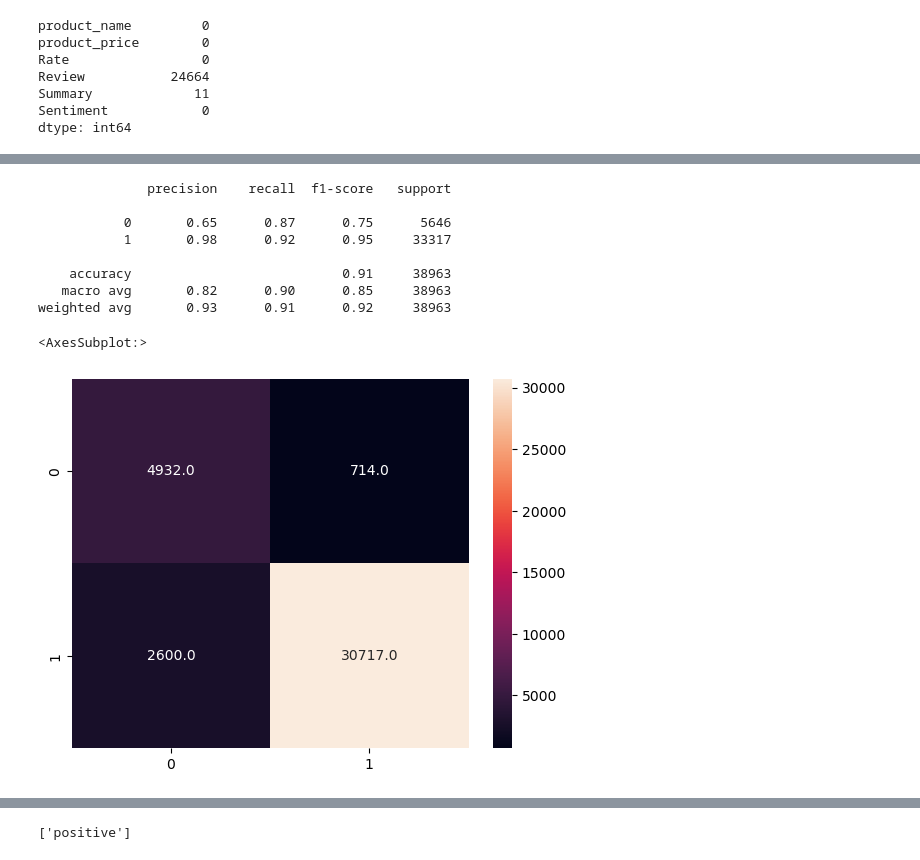
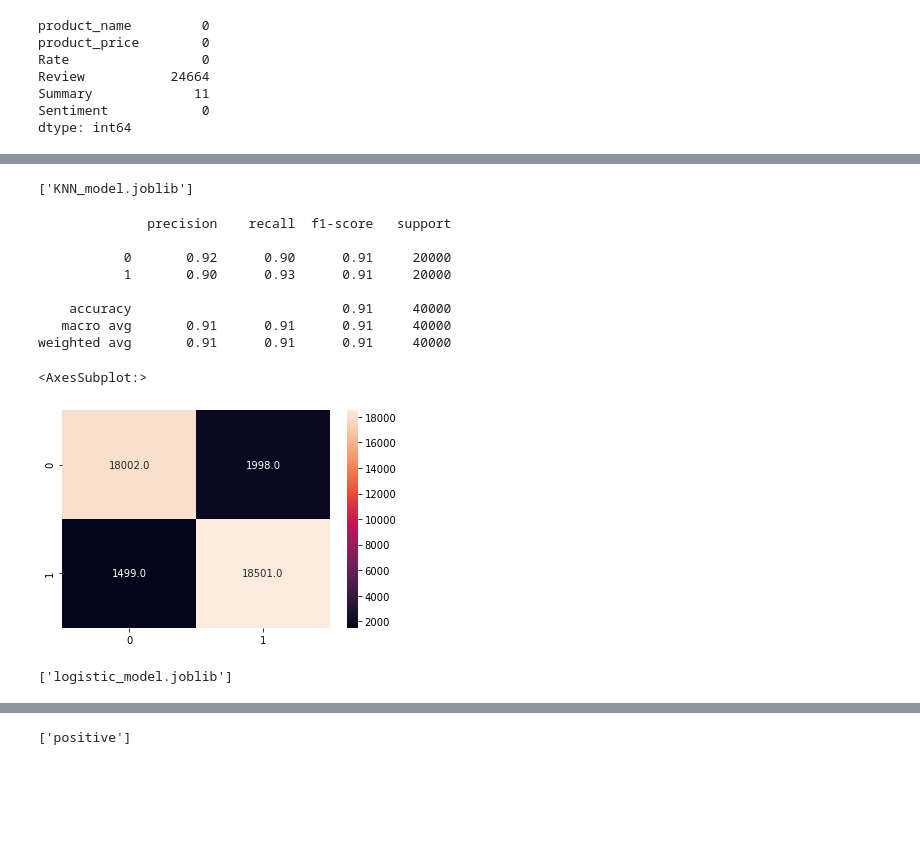
Before and after one commit to The-DigitalAcademy/FlipKart_NLP, a Jupyter notebook: Product_Review.ipynb, the cells around one changed output, grey strips where cells are left out. Saved outputs shown, nothing was run; the diff lists cells and outputs as text; code cells hidden in the pictures; blank space fills up the shorter version.

```diff
--- a/Product_Review.ipynb
+++ b/Product_Review.ipynb
@@ -94,3 +107,13 @@ Sentiment        0
 dtype: int64
 # %%
 df = df[df['Sentiment'] != 'neutral']
+# %%
+from sklearn.utils import resample
+
+df_minority = df[df['Sentiment'] == 'negative']
+df_majority = df[df['Sentiment'] == 'positive']
+
+df_minority_resampled = resample(df_minority,replace=True,n_samples=100000,random_state=123)
+df_majority_resampled = resample(df_majority,replace=False,n_samples=100000,random_state=123)
+
+df_resampled = pd.concat([df_majority_resampled,df_minority_resampled])
@@ -104,7 +132,7 @@ import nltk
 nltk.download('punkt')
 
 # Load the product review dataset
-reviews = df
+reviews = df_resampled
 
 # Preprocess the data
 reviews['Summary'] = reviews['Summary'].str.lower()
@@ -291,5 +351,5 @@ def preprocess(text):
     return text
 
 # Create a new column with preprocessed text
-df['preprocessed_text'] = df['Summary'].apply(preprocess)
+df_resampled['preprocessed_text'] = df_resampled['Summary'].apply(preprocess)
 # %% [output]
@@ -325,9 +385,9 @@ df=reviews
 
 
 le = LabelEncoder()
-df['Sentiment'] = le.fit_transform(df['Sentiment'])
+df_resampled['Sentiment'] = le.fit_transform(df_resampled['Sentiment'])
 
-X_train, X_test, y_train,y_test = train_test_split(df['preprocessed_text'],df['Sentiment'],test_size=0.2,random_state=42,stratify=df['Sentiment'])
+X_train, X_test, y_train,y_test = train_test_split(df_resampled['preprocessed_text'],df_resampled['Sentiment'],test_size=0.2,random_state=42,stratify=df_resampled['Sentiment'],)
 # %%
 y_train.value_counts()
 # %% [output]
@@ -368,28 +428,40 @@ weighted avg       0.89      0.80      0.82     38963
+# %%
+import joblib as jb
+
+jb.dump(clf,'KNN_model.joblib')
+# %% [output]
+['KNN_model.joblib']
 # %%
 from sklearn.linear_model import LogisticRegression
 
 clf = Pipeline([
     ('vectorizer_tfidf', TfidfVectorizer()),
     ('SMOTE', SMOTE(random_state=42)),
-    ('Logistic Regression', LogisticRegression(max_iter=1000))
+    ('Logistic Regression', LogisticRegression(max_iter=1000,class_weight='balanced'))
 ])
 clf.fit(X_train, y_train)
 y_pred = clf.predict(X_test)
 
 print(classification_report(y_test, y_pred))
 cm = confusion_matrix(y_test, y_pred)
 sns.heatmap(cm,annot=True,fmt=".1f")
 # %% [output]
               precision    recall  f1-score   support
 
-           0       0.65      0.87      0.75      5646
-           1       0.98      0.92      0.95     33317
+           0       0.92      0.90      0.91     20000
+           1       0.90      0.93      0.91     20000
 
-    accuracy                           0.91     38963
-   macro avg       0.82      0.90      0.85     38963
-weighted avg       0.93      0.91      0.92     38963
+    accuracy                           0.91     40000
+   macro avg       0.91      0.91      0.91     40000
+weighted avg       0.91      0.91      0.91     40000
 <AxesSubplot:>
-[figure, old version]
+[figure, new version]
+# %%
+import joblib as jb
+
+jb.dump(clf,'logistic_model.joblib')
+# %% [output]
+['logistic_model.joblib']
 # %%
 from sklearn.naive_bayes import MultinomialNB
 from sklearn.ensemble import BaggingClassifier
```
Also changed, not shown: parts of 19 cells of this notebook, 7 other files.
